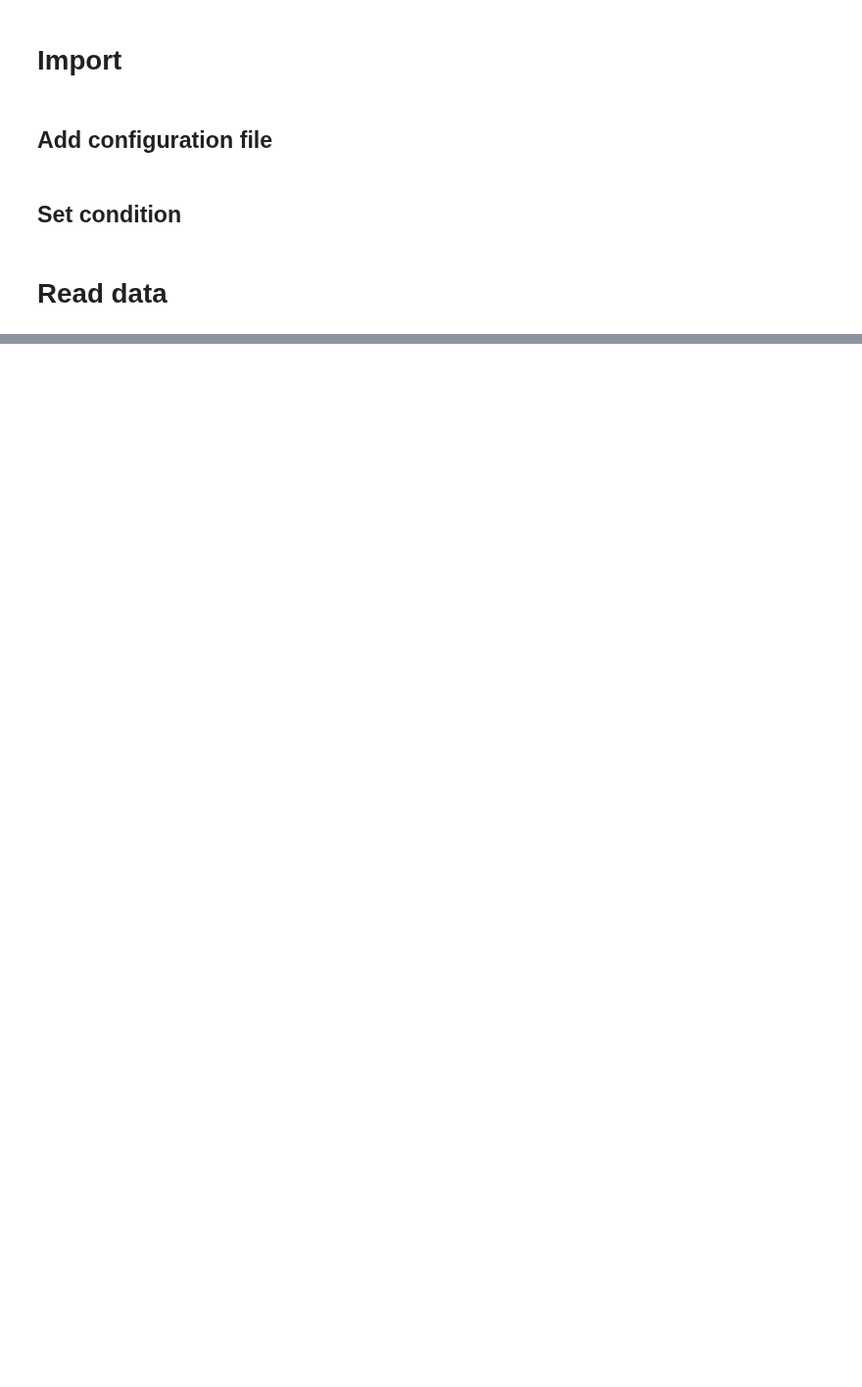
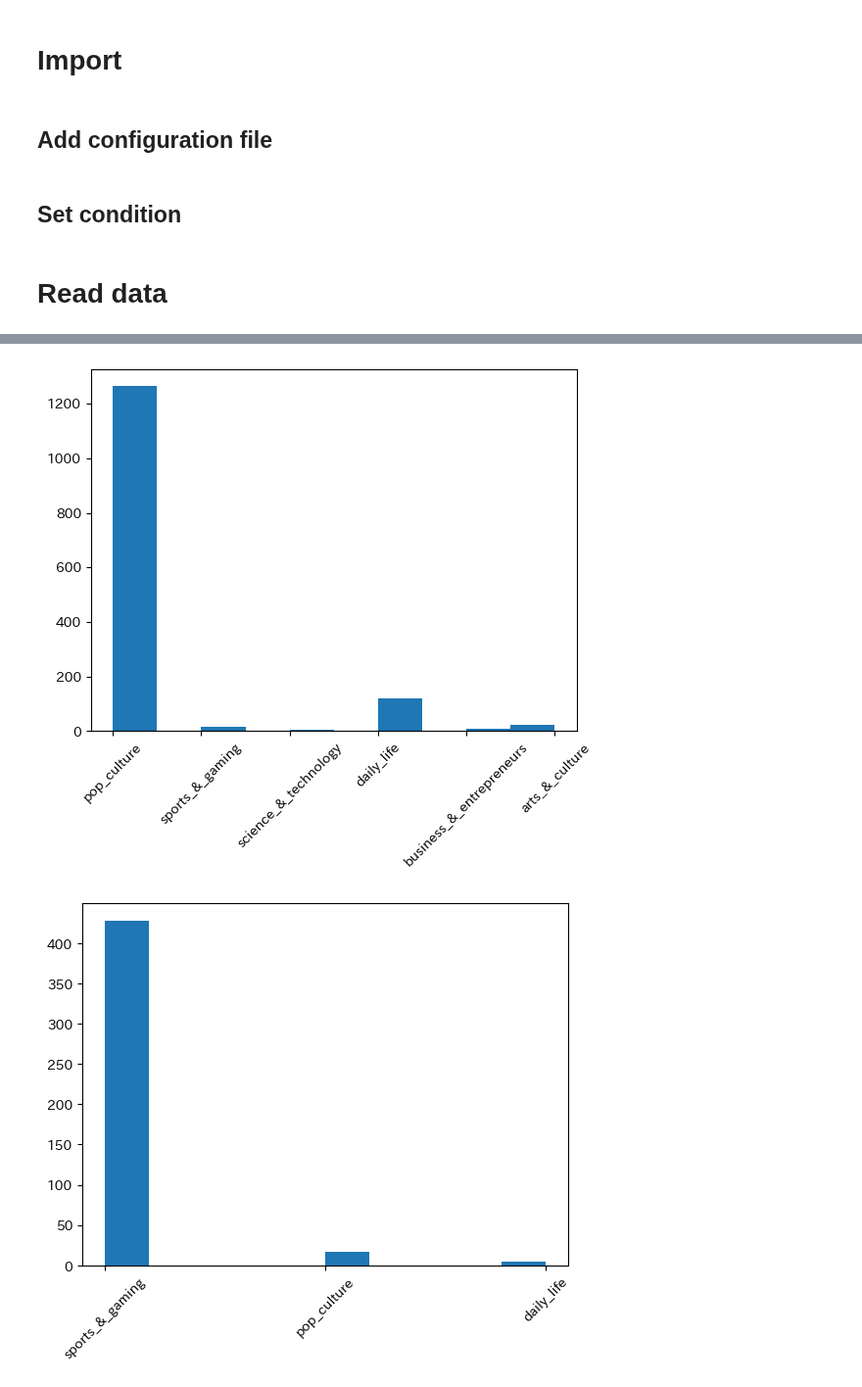
Before and after one commit to YuriNakayama/TextClassificationCode, a Jupyter notebook: Visualize/TopText/TopText-Copy1.ipynb, the cells around one changed output, grey strips where cells are left out. Shown at 98% size. Drawn from its saved outputs; the diff is of its cells as text; code cells hidden in the pictures; blank space fills up the shorter version.

```diff
--- a/Visualize/TopText/TopText-Copy1.ipynb
+++ b/Visualize/TopText/TopText-Copy1.ipynb
@@ -391,0 +131,14 @@ pd.DataFrame(
+# %%
+percent_point = 0.9
+# %%
+threshold = sp.stats.chi2(vector_dim).ppf(percent_point)
+core_index = dist < threshold
+# %%
+for cls in range(topic_num):
+    fig = plt.figure()
+    ax = fig.add_subplot(111)
+    ax.hist(x=df.loc[core_index[:, cls], "class"])
+    plt.xticks(rotation=45)
+# %% [output]
+[figure, added]
+[figure, added]
```
Also changed, not shown: parts of 56 cells of this notebook, 3 other files.
